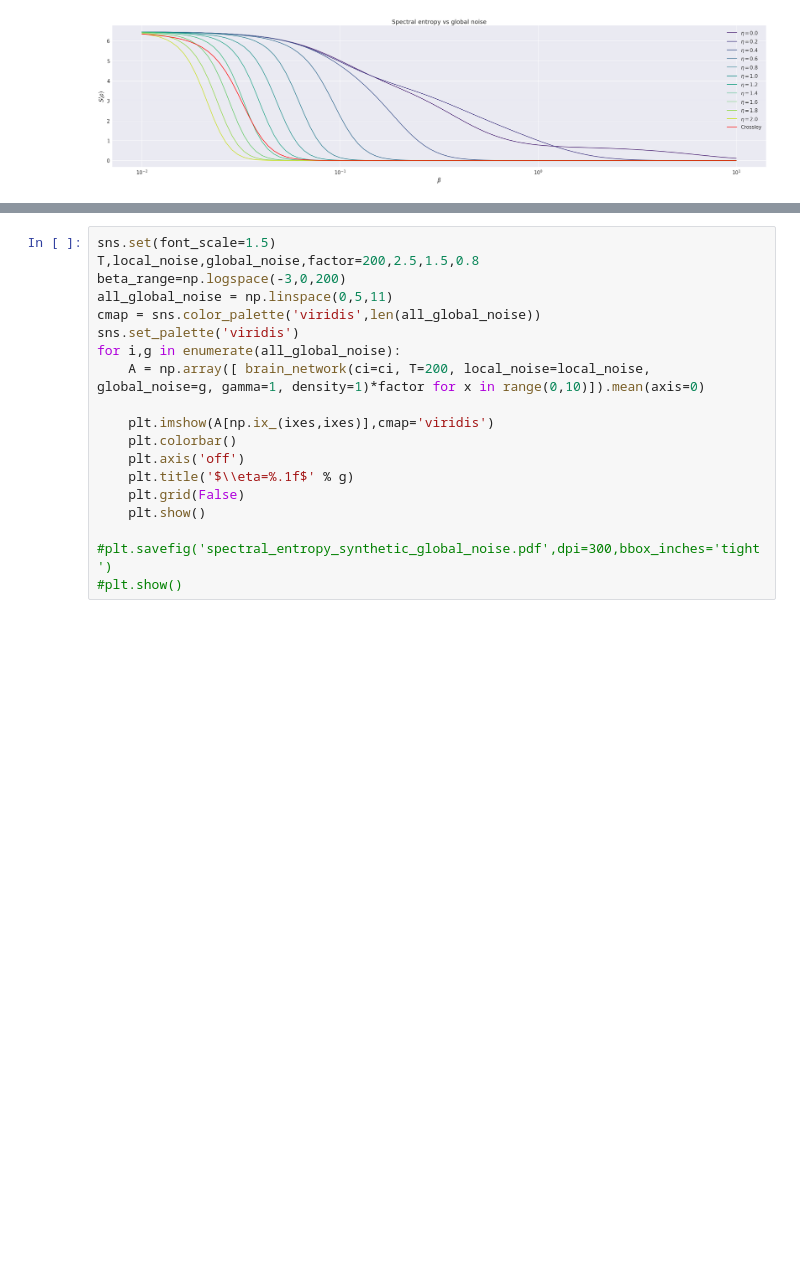
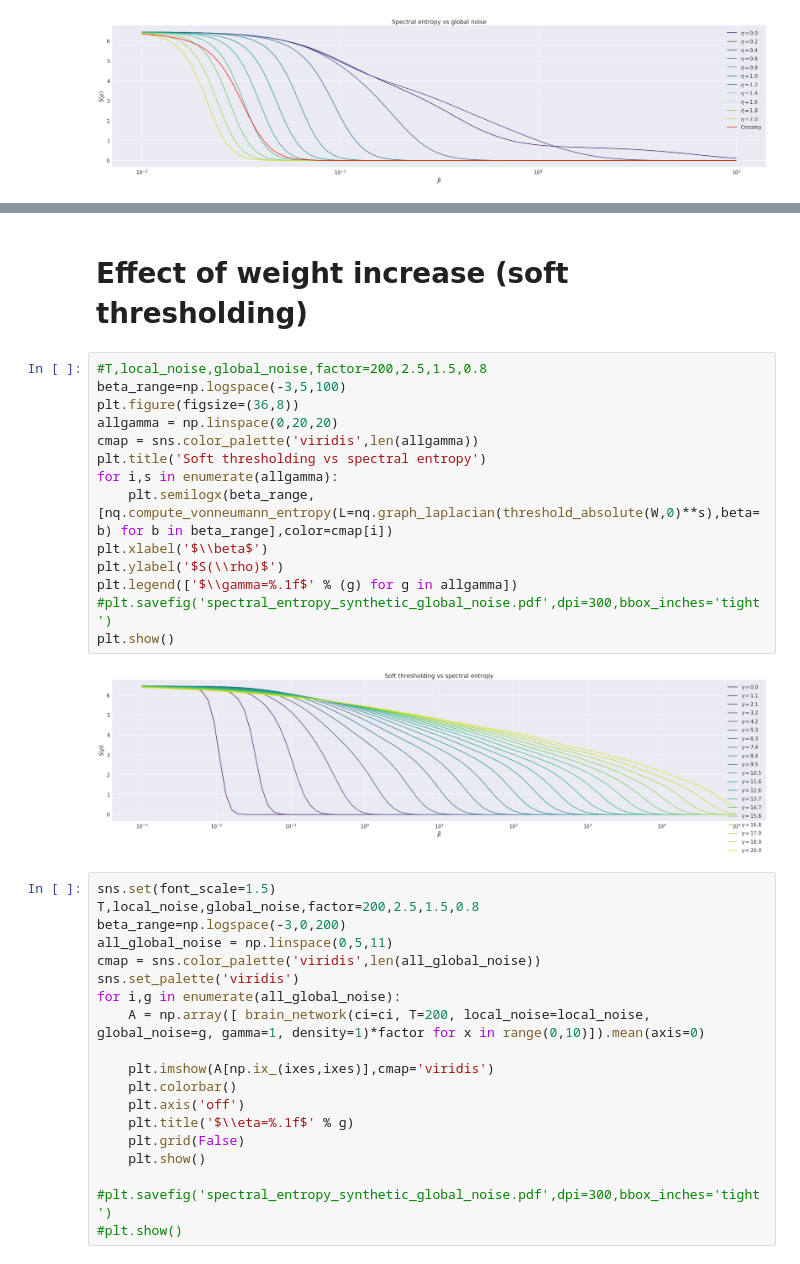
Before and after one commit to CarloNicolini/networkqit, a Jupyter notebook: notebooks/factor_models_thresholding_.ipynb, the cells around one changed output, grey strips where cells are left out. Drawn from its saved outputs; the diff is of its cells as text; blank space fills up the shorter version.

```diff
--- a/notebooks/factor_models_thresholding_.ipynb
+++ b/notebooks/factor_models_thresholding_.ipynb
@@ -148,3 +170,21 @@ plt.show()
+# %% [markdown]
+# Effect of weight increase (soft thresholding)
+# %%
+#T,local_noise,global_noise,factor=200,2.5,1.5,0.8
+beta_range=np.logspace(-3,5,100)
+plt.figure(figsize=(36,8))
+allgamma = np.linspace(0,20,20)
+cmap = sns.color_palette('viridis',len(allgamma))
+plt.title('Soft thresholding vs spectral entropy')
+for i,s in enumerate(allgamma):
+    plt.semilogx(beta_range,[nq.compute_vonneumann_entropy(L=nq.graph_laplacian(threshold_absolute(W,0)**s),beta=b) for b in beta_range],color=cmap[i])
+plt.xlabel('$\\beta$')
+plt.ylabel('$S(\\rho)$')
+plt.legend(['$\\gamma=%.1f$' % (g) for g in allgamma])
+#plt.savefig('spectral_entropy_synthetic_global_noise.pdf',dpi=300,bbox_inches='tight')
+plt.show()
+# %% [output]
+[figure, added]
 # %%
 sns.set(font_scale=1.5)
 T,local_noise,global_noise,factor=200,2.5,1.5,0.8
```
Also changed, not shown: parts of 3 cells of this notebook, 1 other file.
